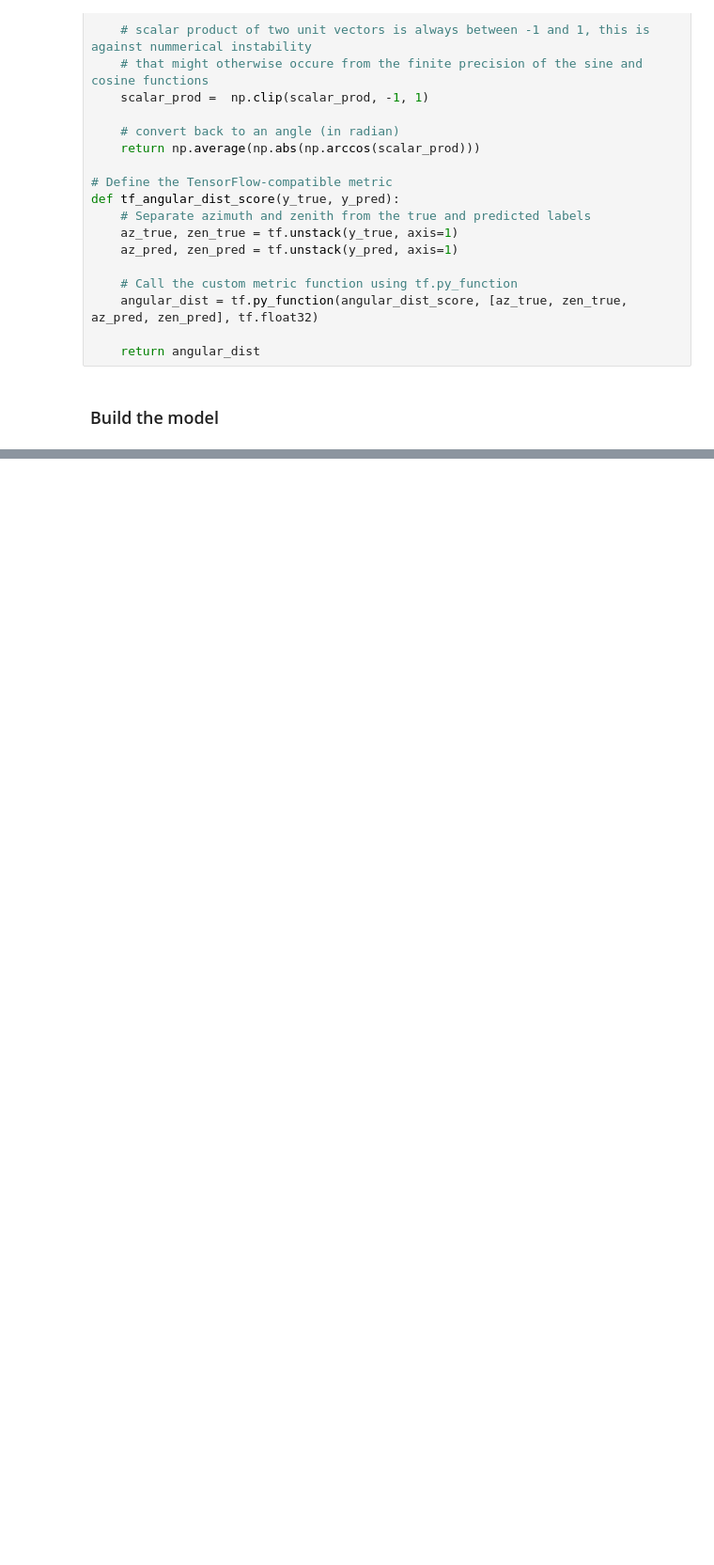
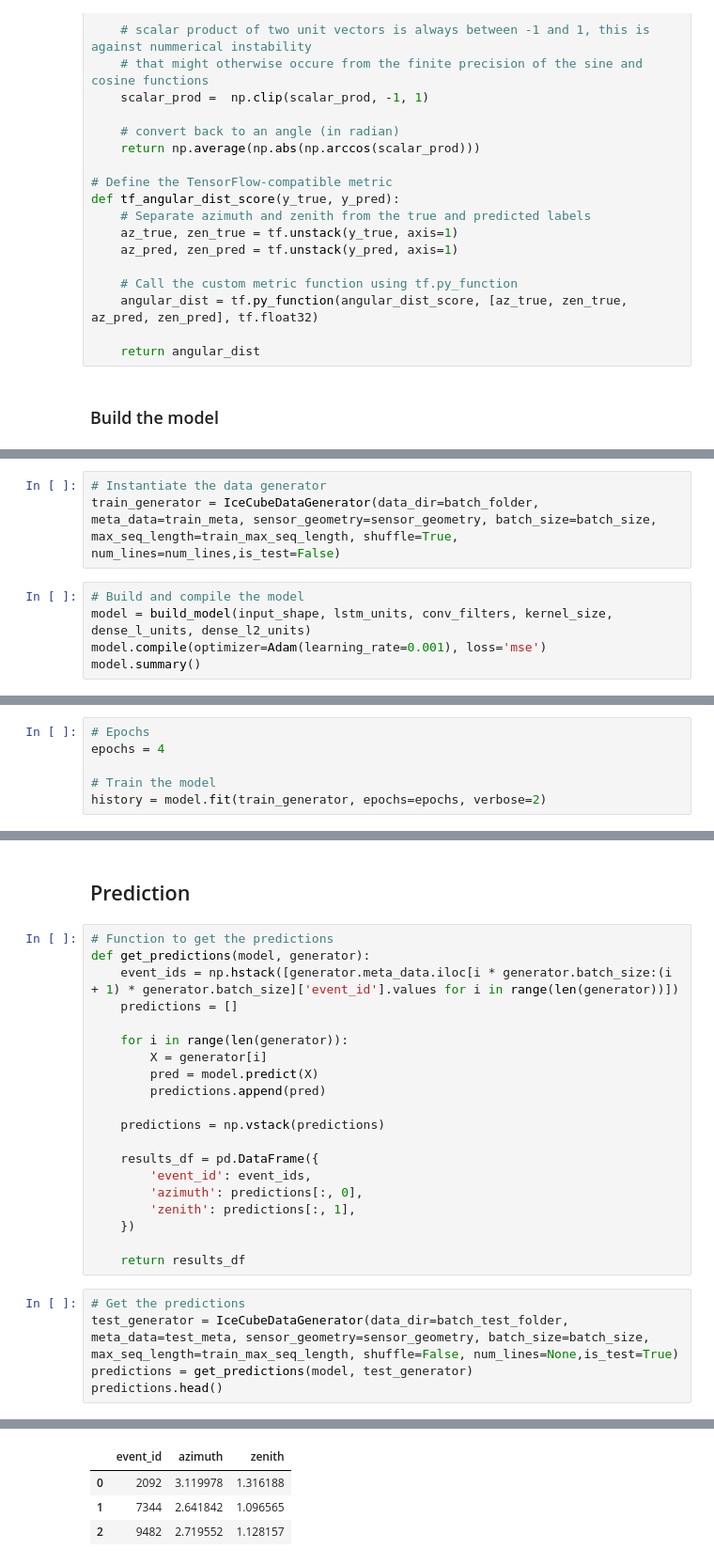
Before and after one commit to iandrorak/Neutrinos-in-Deep-Ice, a Jupyter notebook: LSTMConv.ipynb, the cells around one changed output, grey strips where cells are left out. Shown: that part at 94% size. Drawn from its saved outputs; the diff is of its cells as text; blank space fills up the shorter version.

Commit message:
LSTM

```diff
--- a/GNN.ipynb
+++ b/LSTMConv.ipynb
@@ -317,0 +382,8 @@ def create_gcn_model():
+# %%
+# Instantiate the data generator
+train_generator = IceCubeDataGenerator(data_dir=batch_folder, meta_data=train_meta, sensor_geometry=sensor_geometry, batch_size=batch_size, max_seq_length=train_max_seq_length, shuffle=True, num_lines=num_lines,is_test=False)
+# %%
+# Build and compile the model
+model = build_model(input_shape, lstm_units, conv_filters, kernel_size, dense_l_units, dense_l2_units)
+model.compile(optimizer=Adam(learning_rate=0.001), loss='mse')
+model.summary()
@@ -317,0 +410,6 @@ def create_gcn_model():
+# %%
+# Epochs
+epochs = 4
+
+# Train the model
+history = model.fit(train_generator, epochs=epochs, verbose=2)
@@ -317,0 +425,28 @@ def create_gcn_model():
+# %% [markdown]
+## Prediction
+# %%
+# Function to get the predictions
+def get_predictions(model, generator):
+    event_ids = np.hstack([generator.meta_data.iloc[i * generator.batch_size:(i + 1) * generator.batch_size]['event_id'].values for i in range(len(generator))])
+    predictions = []
+
+    for i in range(len(generator)):
+        X = generator[i]
+        pred = model.predict(X)
+        predictions.append(pred)
+
+    predictions = np.vstack(predictions)
+
+    results_df = pd.DataFrame({
+        'event_id': event_ids,
+        'azimuth': predictions[:, 0],
+        'zenith': predictions[:, 1],
+    })
+
+    return results_df
+# %%
+# Get the predictions
+test_generator = IceCubeDataGenerator(data_dir=batch_test_folder, meta_data=test_meta, sensor_geometry=sensor_geometry, batch_size=batch_size, max_seq_length=train_max_seq_length, shuffle=False, num_lines=None,is_test=True)
+predictions = get_predictions(model, test_generator)
+predictions.head()
+# %% [output]
@@ -317,0 +454,4 @@ def create_gcn_model():
+|  | event_id | azimuth | zenith |
+| 0 | 2092 | 3.119978 | 1.316188 |
+| 1 | 7344 | 2.641842 | 1.096565 |
+| 2 | 9482 | 2.719552 | 1.128157 |
```
Also changed, not shown: parts of 20 cells of this notebook, 2 other files.
